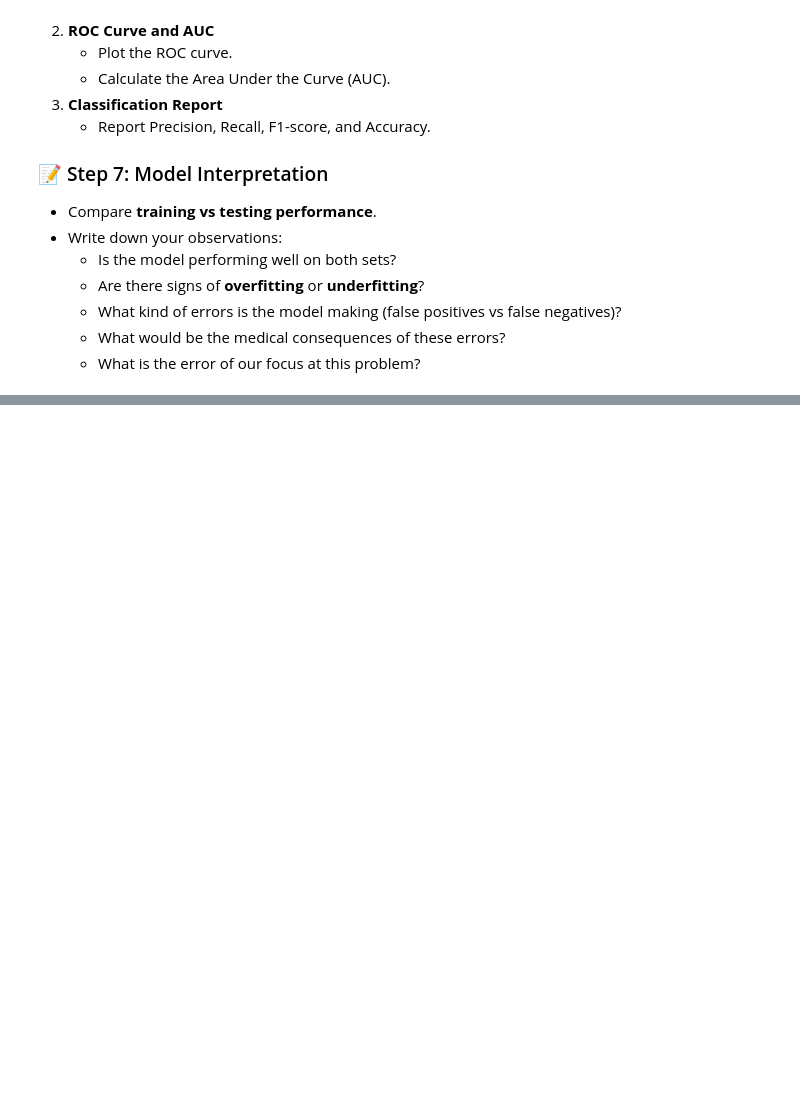
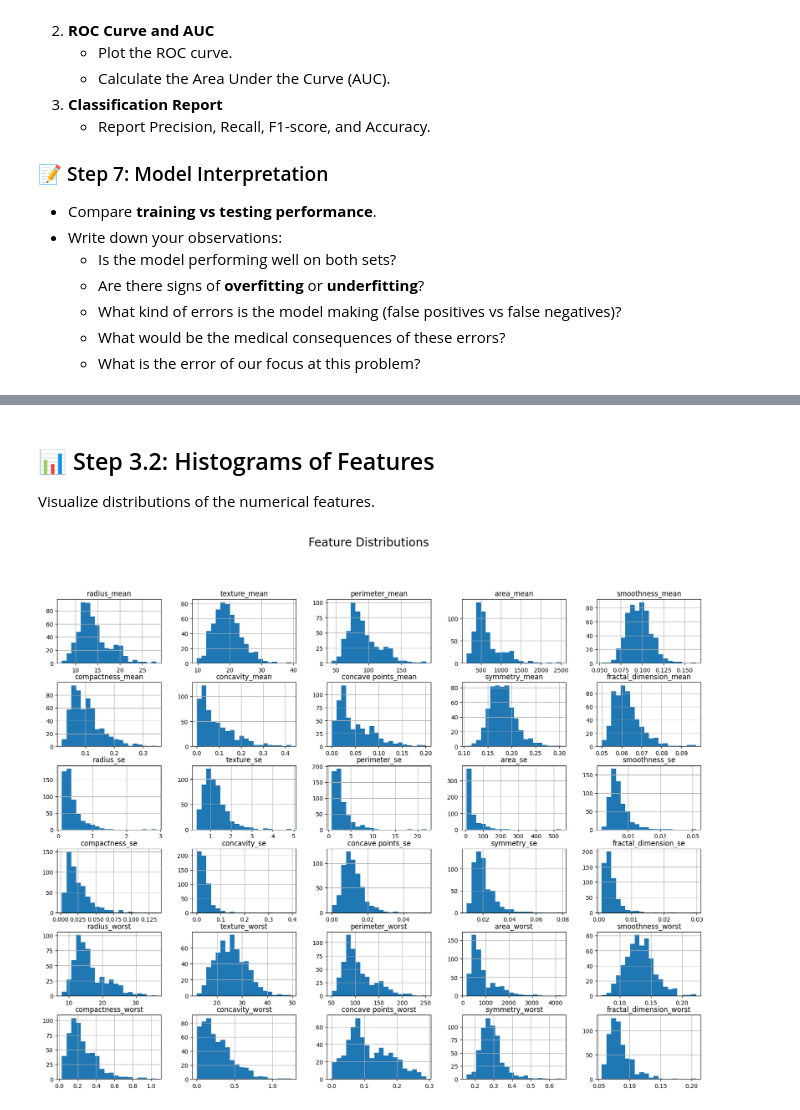
Before and after one commit to MohamedShoaib3/Algorithms_python, a Jupyter notebook: Classification_Task.ipynb, the cells around one changed output, grey strips where cells are left out. Saved outputs shown, nothing was run; the diff lists cells and outputs as text; code cells hidden in the pictures; blank space fills up the shorter version.

```diff
--- a/Classification_Task.ipynb
+++ b/Classification_Task.ipynb
@@ -124,0 +240,9 @@ df
+# %% [markdown]
+## 📊 Step 3.2: Histograms of Features
+Visualize distributions of the numerical features.
+# %%
+df.drop(["ID number", "Diagnosis"], axis=1).hist(bins=20, figsize=(20,15))
+plt.suptitle("Feature Distributions", size=20)
+plt.show()
+# %% [output]
+[figure, added]
```
Also changed, not shown: parts of 42 cells of this notebook.
